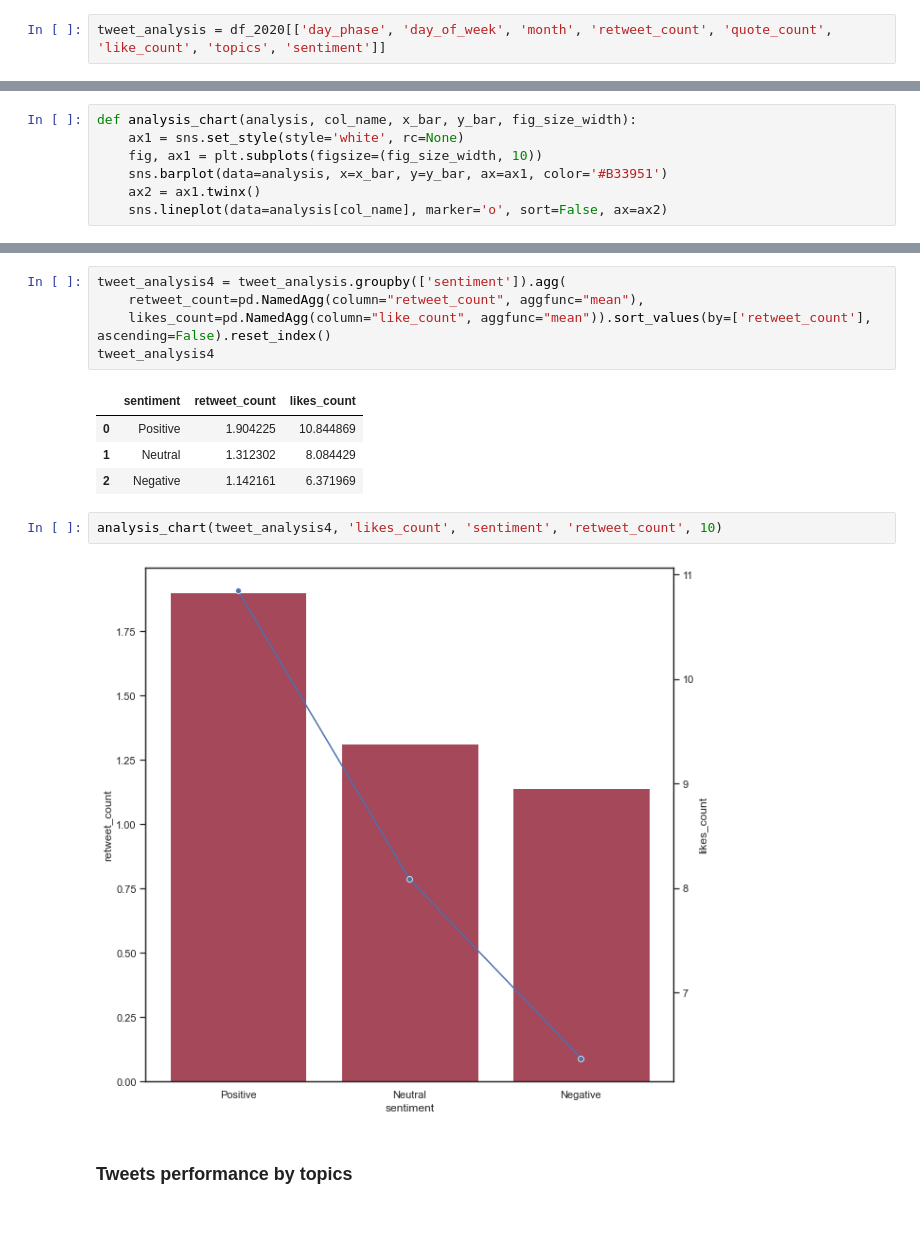
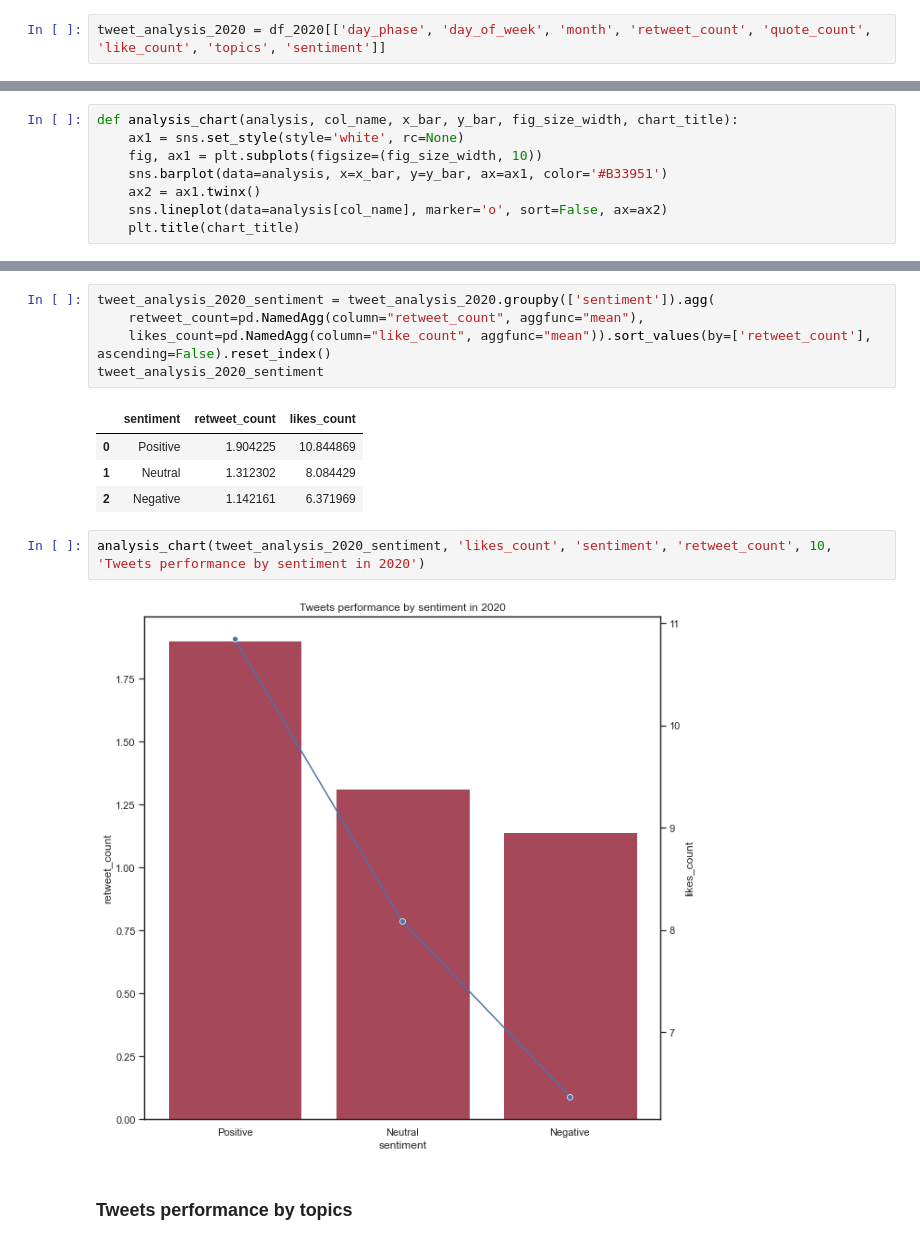
Before and after one commit to MiguelDordio/InformationFlow, a Jupyter notebook: Twitter/analysis/popularity_prevision.ipynb, the cells around one changed output, grey strips where cells are left out. Saved outputs shown, nothing was run; the diff lists cells and outputs as text.

```diff
--- a/Twitter/analysis/popularity_prevision.ipynb
+++ b/Twitter/analysis/popularity_prevision.ipynb
@@ -259,5 +249,5 @@ months = ['January', 'February', 'March', 'April', 'May', 'June', 'July', 'Augus
 week_days = ['Monday', 'Tuesday', 'Wednesday', 'Thursday', 'Friday', 'Saturday', 'Sunday']
 day_phases = ['Dawn', 'Morning', 'Afternoon', 'Evening', 'Night']
 # %%
-tweet_analysis = df_2020[['day_phase', 'day_of_week', 'month', 'retweet_count', 'quote_count', 'like_count', 'topics', 'sentiment']]
+tweet_analysis_2020 = df_2020[['day_phase', 'day_of_week', 'month', 'retweet_count', 'quote_count', 'like_count', 'topics', 'sentiment']]
 # %%
@@ -278,8 +268,9 @@ tweet_analysis1
 # %%
-def analysis_chart(analysis, col_name, x_bar, y_bar, fig_size_width):
+def analysis_chart(analysis, col_name, x_bar, y_bar, fig_size_width, chart_title):
     ax1 = sns.set_style(style='white', rc=None)
     fig, ax1 = plt.subplots(figsize=(fig_size_width, 10))
     sns.barplot(data=analysis, x=x_bar, y=y_bar, ax=ax1, color='#B33951')
     ax2 = ax1.twinx()
     sns.lineplot(data=analysis[col_name], marker='o', sort=False, ax=ax2)
+    plt.title(chart_title)
 # %%
@@ -336,18 +327,18 @@ analysis_chart(tweet_analysis3, 'retweet_count', 'month', 'likes_count', 10)
 # %% [markdown]
 ### Tweets performance by sentiment
 # %%
-tweet_analysis4 = tweet_analysis.groupby(['sentiment']).agg(
+tweet_analysis_2020_sentiment = tweet_analysis_2020.groupby(['sentiment']).agg(
     retweet_count=pd.NamedAgg(column="retweet_count", aggfunc="mean"),
     likes_count=pd.NamedAgg(column="like_count", aggfunc="mean")).sort_values(by=['retweet_count'], ascending=False).reset_index()
-tweet_analysis4
+tweet_analysis_2020_sentiment
 # %% [output]
 |  | sentiment | retweet_count | likes_count |
 | 0 | Positive | 1.904225 | 10.844869 |
 | 1 | Neutral | 1.312302 | 8.084429 |
 | 2 | Negative | 1.142161 | 6.371969 |
 # %%
-analysis_chart(tweet_analysis4, 'likes_count', 'sentiment', 'retweet_count', 10)
+analysis_chart(tweet_analysis_2020_sentiment, 'likes_count', 'sentiment', 'retweet_count', 10, 'Tweets performance by sentiment in 2020')
 # %% [output]
-[figure, old version]
+[figure, new version]
 # %% [markdown]
 ### Tweets performance by topics
```
Also changed, not shown: parts of 101 cells of this notebook, 1 other file.
